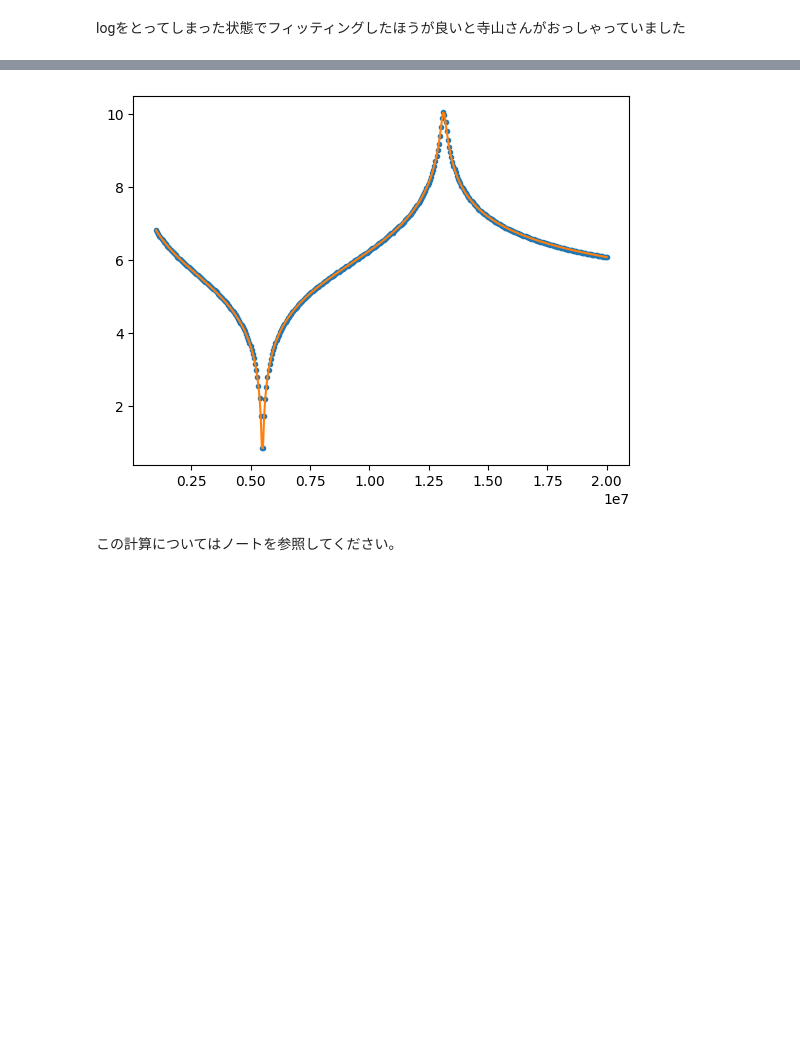
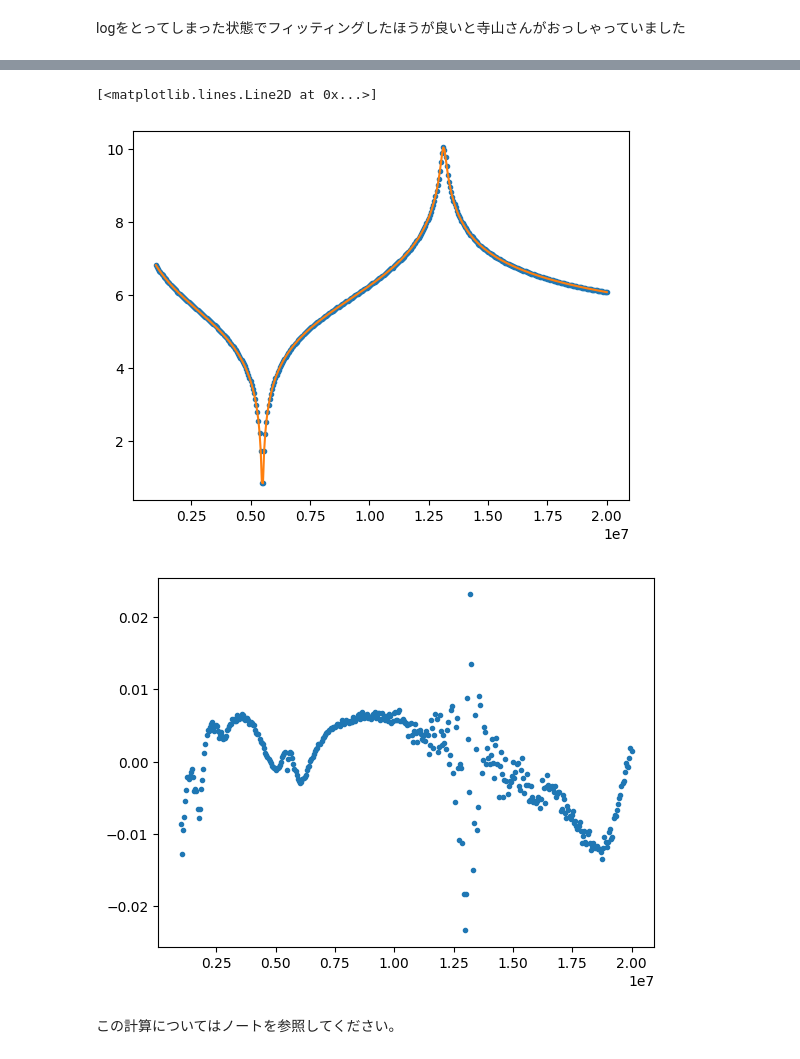
Before and after one commit to tyaxm/cyclotron, a Jupyter notebook: src/RLC_with_stray.ipynb, the cells around one changed output, grey strips where cells are left out. Drawn from its saved outputs; the diff is of its cells as text; code cells hidden in the pictures; blank space fills up the shorter version.

```diff
--- a/src/RLC_with_stray.ipynb
+++ b/src/RLC_with_stray.ipynb
@@ -35,6 +35,9 @@ Z_abs_log = np.log(np.abs(Z_tot))
 popt,pcov = curve_fit(RLC_ser_with_stray_abs_log,freq,Z_abs_log,p0=(6e-6,30e-12,10,30e-12,10))
 plt.plot(freq,Z_abs_log,'.',label='data')
 plt.plot(freq,RLC_ser_with_stray_abs_log(freq,*popt),label='fit')
+plt.figure()
+print(popt)
+print(np.diag(np.sqrt(pcov)))
 
-print(popt)
+plt.plot(freq, Z_abs_log - RLC_ser_with_stray_abs_log(freq,*popt), '.', label = 'zansa')
 # %% [output]
@@ -43,4 +48,6 @@ print(popt)
+[<matplotlib.lines.Line2D at 0x...>]
 [figure]
+[figure, added]
 # %% [markdown]
 この計算についてはノートを参照してください。
 # %%
```
Also changed, not shown: parts of 11 cells of this notebook, 1 other file.
